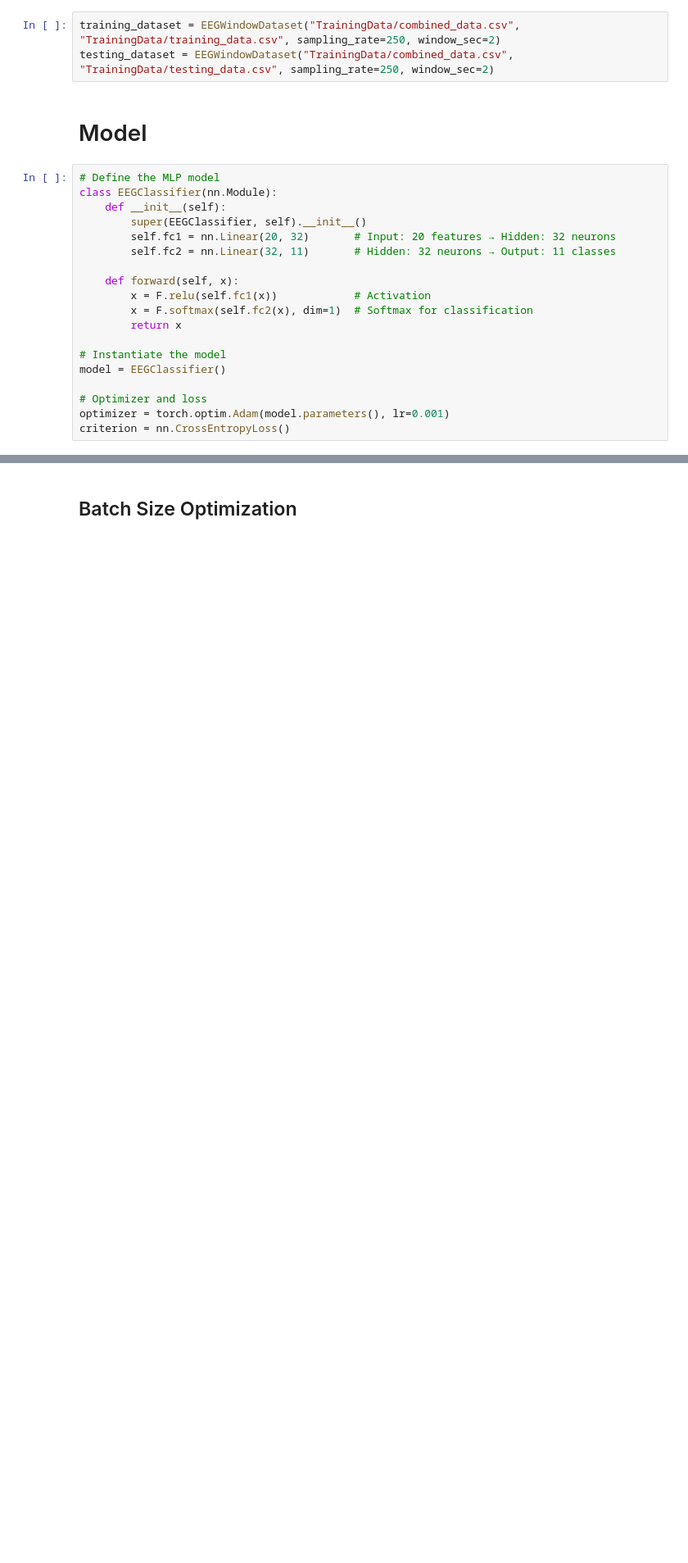
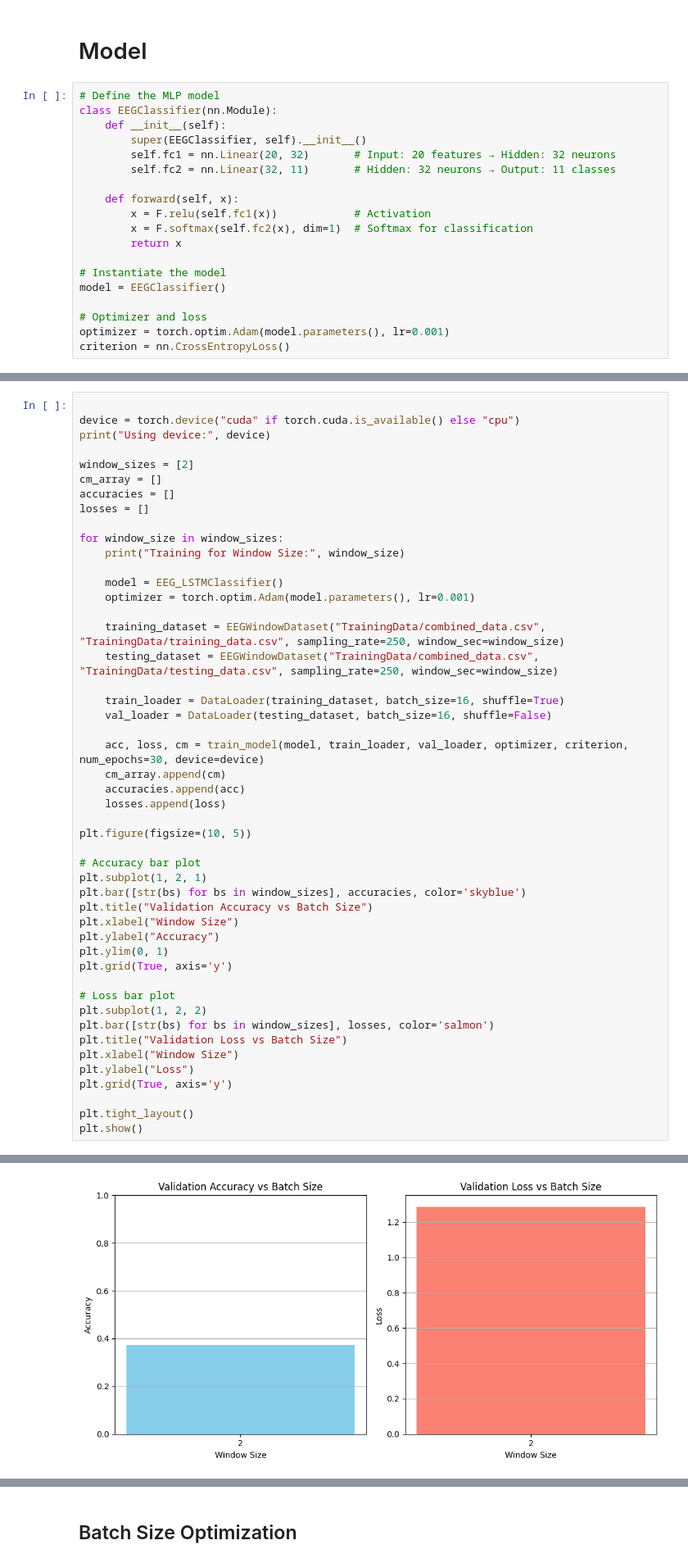
Before and after one commit to shawnzeeee/EEG_Signal_Processing, a Jupyter notebook: PythonNN/Model.ipynb, the cells around one changed output, grey strips where cells are left out. Shown at 82% size. Drawn from its saved outputs; the diff is of its cells as text; blank space fills up the shorter version.

Commit message:
Implemented LSTM model

```diff
--- a/PythonNN/Model.ipynb
+++ b/PythonNN/Model.ipynb
@@ -84,7 +111,4 @@ class EEGWindowDataset(Dataset):
         return feature_tensor, class_label
-# %%
-training_dataset = EEGWindowDataset("TrainingData/combined_data.csv", "TrainingData/training_data.csv", sampling_rate=250, window_sec=2)
-testing_dataset = EEGWindowDataset("TrainingData/combined_data.csv", "TrainingData/testing_data.csv", sampling_rate=250, window_sec=2)
 # %% [markdown]
 # Model
 # %%
@@ -159,0 +215,49 @@ def train_model(model, train_loader, val_loader, optimizer, criterion, num_epoch
+# %%
+
+device = torch.device("cuda" if torch.cuda.is_available() else "cpu")
+print("Using device:", device)
+
+window_sizes = [2]
+cm_array = []
+accuracies = []
+losses = []
+
+for window_size in window_sizes:
+    print("Training for Window Size:", window_size)
+
+    model = EEG_LSTMClassifier()
+    optimizer = torch.optim.Adam(model.parameters(), lr=0.001)
+
+    training_dataset = EEGWindowDataset("TrainingData/combined_data.csv", "TrainingData/training_data.csv", sampling_rate=250, window_sec=window_size)
+    testing_dataset = EEGWindowDataset("TrainingData/combined_data.csv", "TrainingData/testing_data.csv", sampling_rate=250, window_sec=window_size)
+
+    train_loader = DataLoader(training_dataset, batch_size=16, shuffle=True)
+    val_loader = DataLoader(testing_dataset, batch_size=16, shuffle=False)
+
+    acc, loss, cm = train_model(model, train_loader, val_loader, optimizer, criterion, num_epochs=30, device=device)
+    cm_array.append(cm)
+    accuracies.append(acc)
+    losses.append(loss)
+
+plt.figure(figsize=(10, 5))
+
+# Accuracy bar plot
+plt.subplot(1, 2, 1)
+plt.bar([str(bs) for bs in window_sizes], accuracies, color='skyblue')
+plt.title("Validation Accuracy vs Batch Size")
+plt.xlabel("Window Size")
+plt.ylabel("Accuracy")
+plt.ylim(0, 1)
+plt.grid(True, axis='y')
+
+# Loss bar plot
+plt.subplot(1, 2, 2)
+plt.bar([str(bs) for bs in window_sizes], losses, color='salmon')
+plt.title("Validation Loss vs Batch Size")
+plt.xlabel("Window Size")
+plt.ylabel("Loss")
+plt.grid(True, axis='y')
+
+plt.tight_layout()
+plt.show()
+# %% [output]
@@ -159,0 +266 @@ def train_model(model, train_loader, val_loader, optimizer, criterion, num_epoch
+[figure, added]
```
Also changed, not shown: parts of 11 cells of this notebook, 6 other files.
